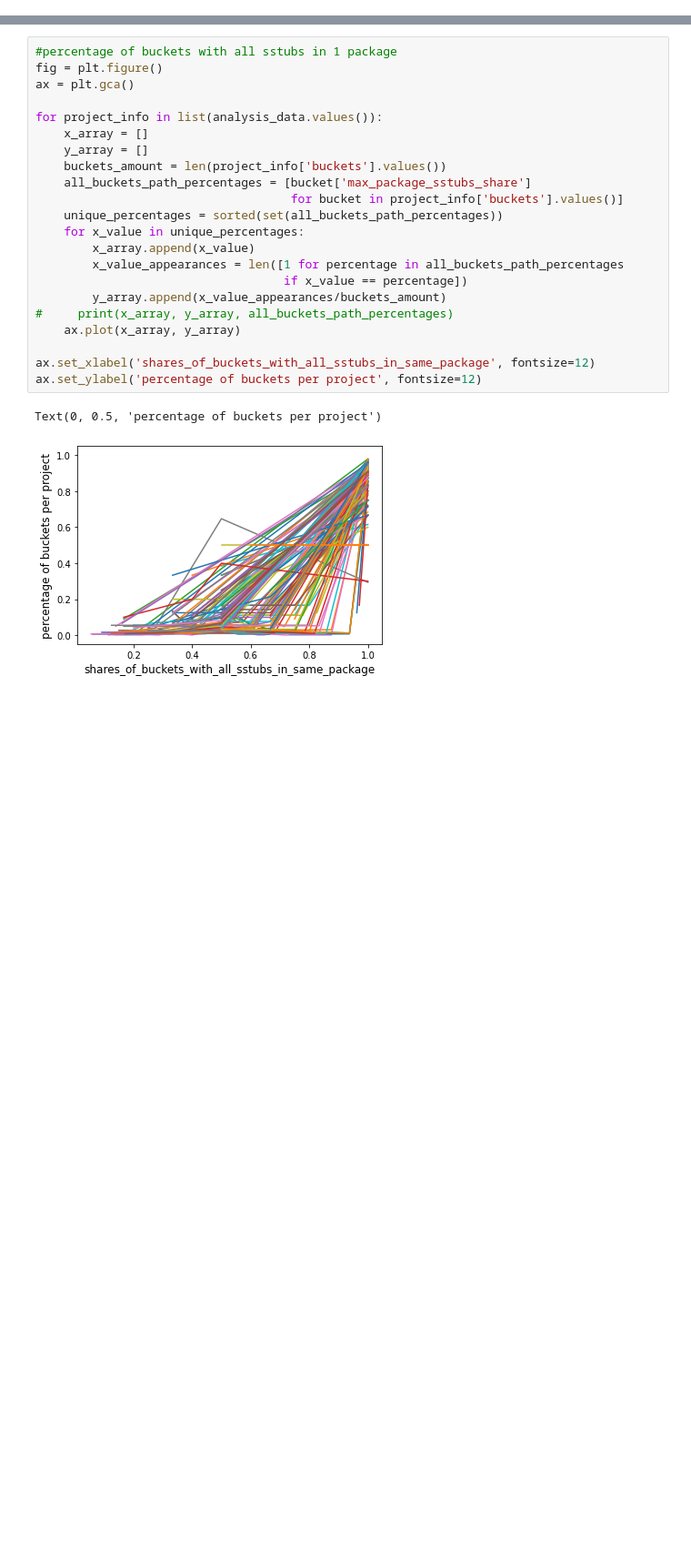
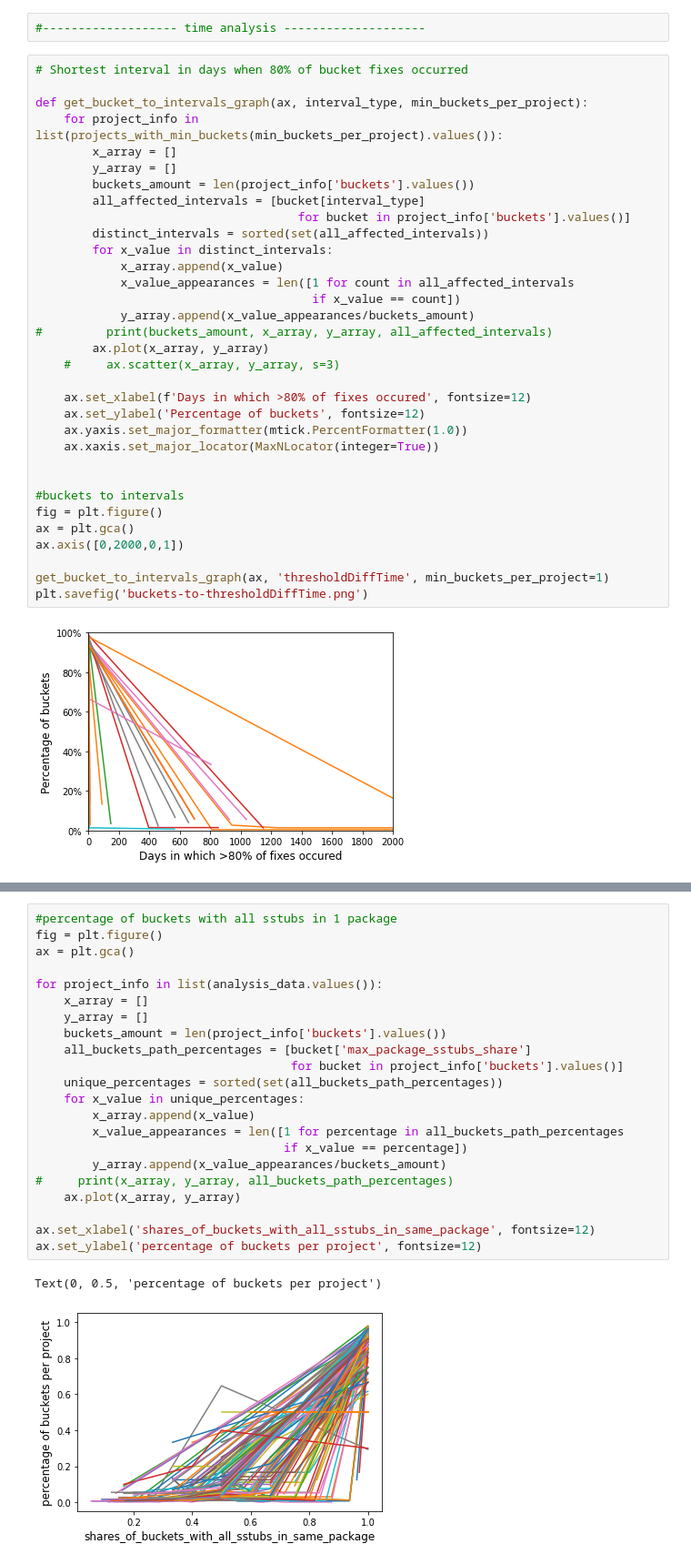
Before and after one commit to Diallo/Repated-SStuBs-Analysis, a Jupyter notebook: visualization_notebook.ipynb, the cells around one changed output, grey strips where cells are left out. Shown: that part at 91% size. Saved outputs shown, nothing was run; the diff lists cells and outputs as text; blank space fills up the shorter version.

```diff
--- a/visualization_notebook.ipynb
+++ b/visualization_notebook.ipynb
@@ -52,0 +167,37 @@ get_bucket_to_path_graph(ax, 'files')
+# %%
+#------------------- time analysis --------------------
+# %%
+# Shortest interval in days when 80% of bucket fixes occurred
+
+def get_bucket_to_intervals_graph(ax, interval_type, min_buckets_per_project):
+    for project_info in list(projects_with_min_buckets(min_buckets_per_project).values()):
+        x_array = []
+        y_array = []
+        buckets_amount = len(project_info['buckets'].values())
+        all_affected_intervals = [bucket[interval_type]
+                                     for bucket in project_info['buckets'].values()]
+        distinct_intervals = sorted(set(all_affected_intervals))
+        for x_value in distinct_intervals:
+            x_array.append(x_value)
+            x_value_appearances = len([1 for count in all_affected_intervals
+                                       if x_value == count])
+            y_array.append(x_value_appearances/buckets_amount)
+#         print(buckets_amount, x_array, y_array, all_affected_intervals)
+        ax.plot(x_array, y_array)
+    #     ax.scatter(x_array, y_array, s=3)
+
+    ax.set_xlabel(f'Days in which >80% of fixes occured', fontsize=12)
+    ax.set_ylabel('Percentage of buckets', fontsize=12)
+    ax.yaxis.set_major_formatter(mtick.PercentFormatter(1.0))
+    ax.xaxis.set_major_locator(MaxNLocator(integer=True))
+
+
+#buckets to intervals
+fig = plt.figure()
+ax = plt.gca()
+ax.axis([0,2000,0,1])
+
+get_bucket_to_intervals_graph(ax, 'thresholdDiffTime', min_buckets_per_project=1)
+plt.savefig('buckets-to-thresholdDiffTime.png')
+# %% [output]
+[figure, added]
```
Also changed, not shown: parts of 13 cells of this notebook.
